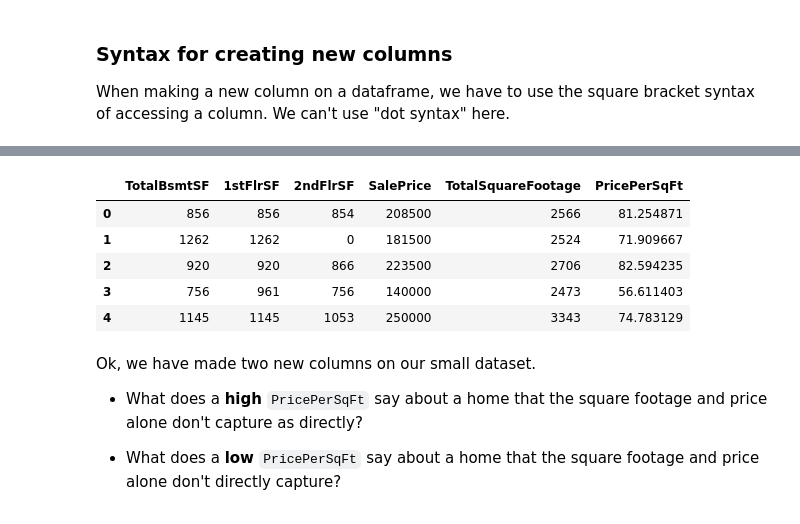
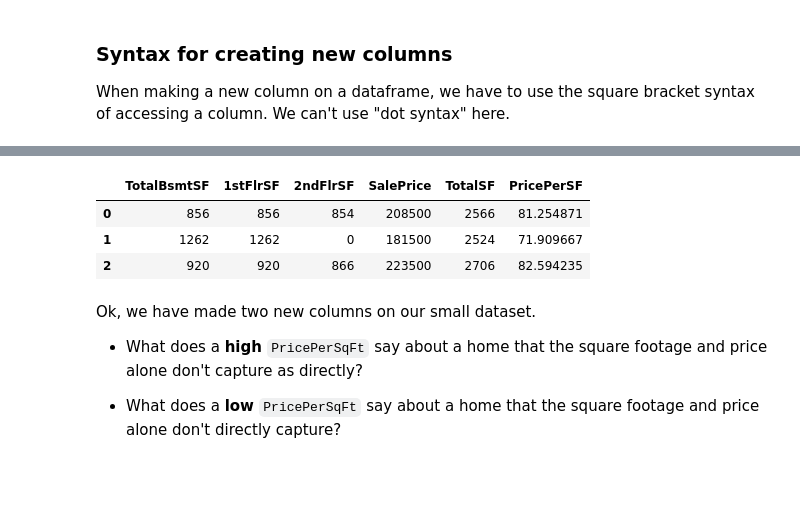
Before and after one commit to sugarfreecode/DS-Unit-1-Sprint-1-Data-Wrangling-and-Storytelling, a Jupyter notebook: module2-make-features/LS_DS_112_Make_Features_Starter.ipynb, the cells around one changed output, grey strips where cells are left out. Cells and saved outputs as stored; diff of their text form; code cells hidden in the pictures; blank space fills up the shorter version.

```diff
--- a/module2-make-features/LS_DS_112_Make_Features_Starter.ipynb
+++ b/module2-make-features/LS_DS_112_Make_Features_Starter.ipynb
@@ -60,0 +73,4 @@ dtype: object
+# %%
+# column types
+pd.set_option('display.max_rows', 100)
+iowa_df.dtypes[:7]
@@ -84,0 +103,2 @@ Name: BedroomAbvGr, dtype: int64
+# %%
+iowa_df['fire places are nice and hot'] = iowa_df['Fireplaces']
@@ -177,5 +196,7 @@ Lets slim down the dataset and consider just a few specific columns:
 # %%
 # I can make a smaller dataframe with a few specific column headers
 # by passing a list of column headers inside of the square brackets
+small_df = iowa_df[['TotalBsmtSF', '1stFlrSF', '2ndFlrSF', 'SalePrice']].copy()
+small_df.sample(3)
 # %% [output]
 |  | TotalBsmtSF | 1stFlrSF | 2ndFlrSF | SalePrice |
@@ -191,6 +210,7 @@ When making a new column on a dataframe, we have to use the square bracket synta
 # %%
 # Lets add up all of the square footage to get a single square footage
 # column for the entire dataset
-
+small_df['TotalSF'] = small_df['TotalBsmtSF'] + small_df['1stFlrSF'] + small_df['2ndFlrSF']
 # Using bracket syntax to make a new 'TotalSquareFootage' column
+small_df.head(3)
 # %% [output]
@@ -203,13 +221,13 @@ When making a new column on a dataframe, we have to use the square bracket synta
 # %%
 # Lets make a nother new column that is 'PricePerSqFt' by
 # dividing the price by the square footage
+small_df['PricePerSF'] = small_df['SalePrice'] / small_df['TotalSF']
+small_df.head(3)
 # %% [output]
-|  | TotalBsmtSF | 1stFlrSF | 2ndFlrSF | SalePrice | TotalSquareFootage | PricePerSqFt |
+|  | TotalBsmtSF | 1stFlrSF | 2ndFlrSF | SalePrice | TotalSF | PricePerSF |
 | 0 | 856 | 856 | 854 | 208500 | 2566 | 81.254871 |
 | 1 | 1262 | 1262 | 0 | 181500 | 2524 | 71.909667 |
 | 2 | 920 | 920 | 866 | 223500 | 2706 | 82.594235 |
-| 3 | 756 | 961 | 756 | 140000 | 2473 | 56.611403 |
-| 4 | 1145 | 1145 | 1053 | 250000 | 3343 | 74.783129 |
 # %% [markdown]
 Ok, we have made two new columns on our small dataset.
 
```
Also changed, not shown: parts of 108 cells of this notebook.
